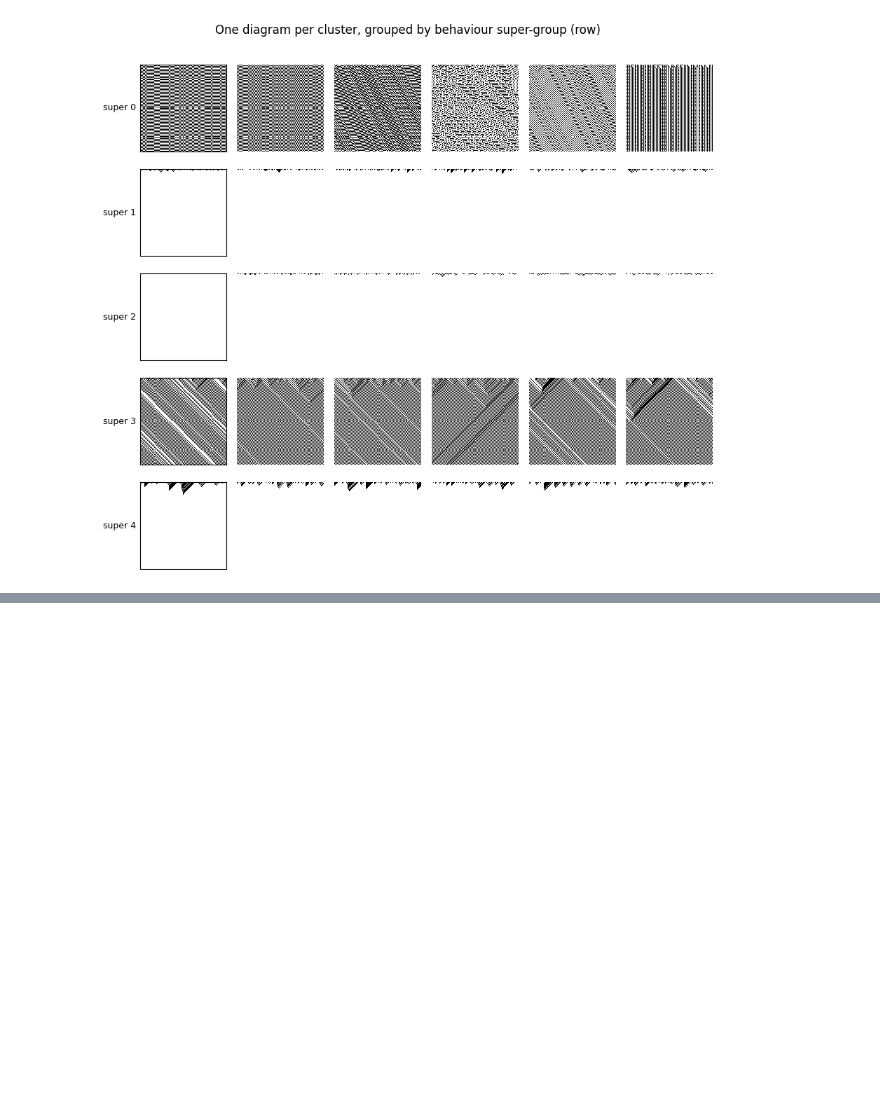
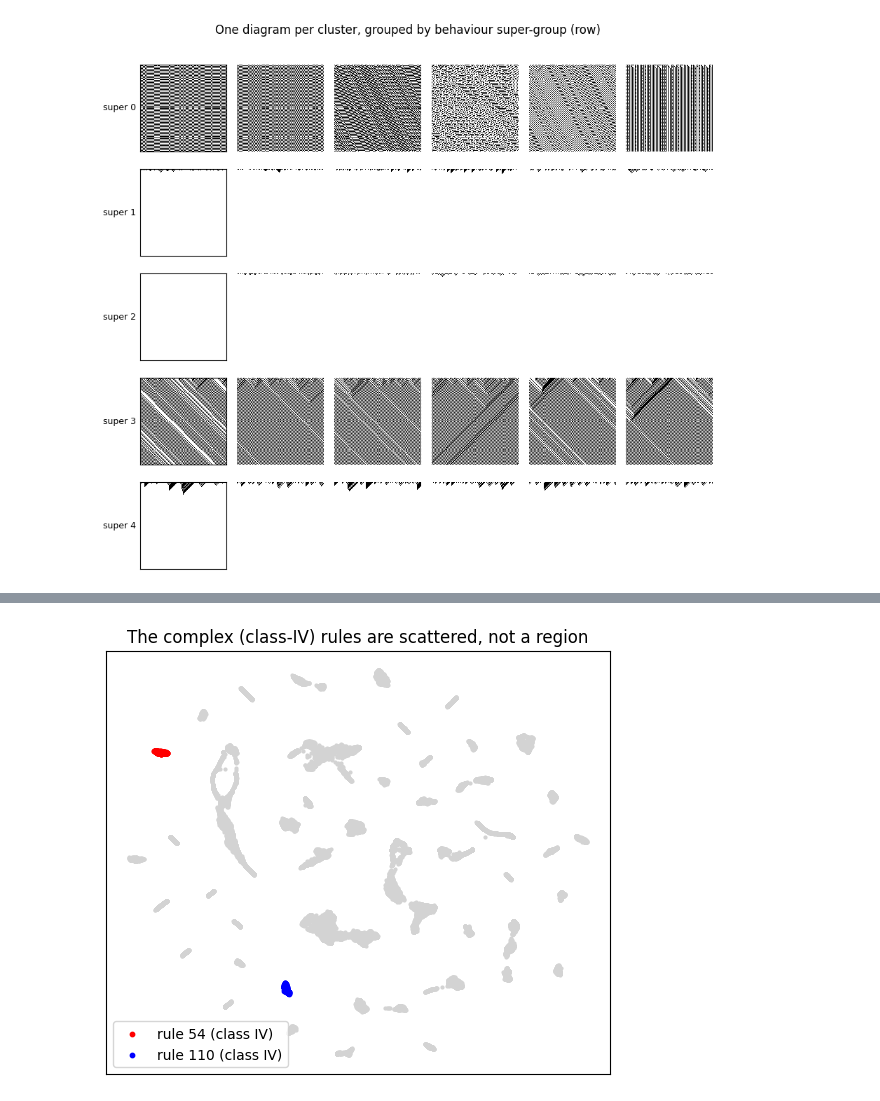
Before and after one commit to mrollier/caspectra, a Jupyter notebook: notebooks/02_cluster_exploration.ipynb, the cells around one changed output, grey strips where cells are left out. Cells and saved outputs as stored; diff of their text form; code cells hidden in the pictures; blank space fills up the shorter version.

```diff
--- a/notebooks/02_cluster_exploration.ipynb
+++ b/notebooks/02_cluster_exploration.ipynb
@@ -280,0 +322,11 @@ Fill in from the figures above:
+# %%
+# Where do the class-IV rules actually sit on the map? (Buried, not isolated.)
+fig, ax = plt.subplots(figsize=(6.5, 5.5))
+ax.scatter(coords2d[:,0], coords2d[:,1], s=4, color="lightgray")
+for r, col in [(54, "red"), (110, "blue")]:
+    mm = reps == r
+    ax.scatter(coords2d[mm,0], coords2d[mm,1], s=10, color=col, label=f"rule {r} (class IV)")
+ax.set_title("The complex (class-IV) rules are scattered, not a region")
+ax.legend(); ax.set_xticks([]); ax.set_yticks([]); plt.show()
+# %% [output]
+[figure, added]
```
Also changed, not shown: parts of 4 cells of this notebook, 1 other file.
